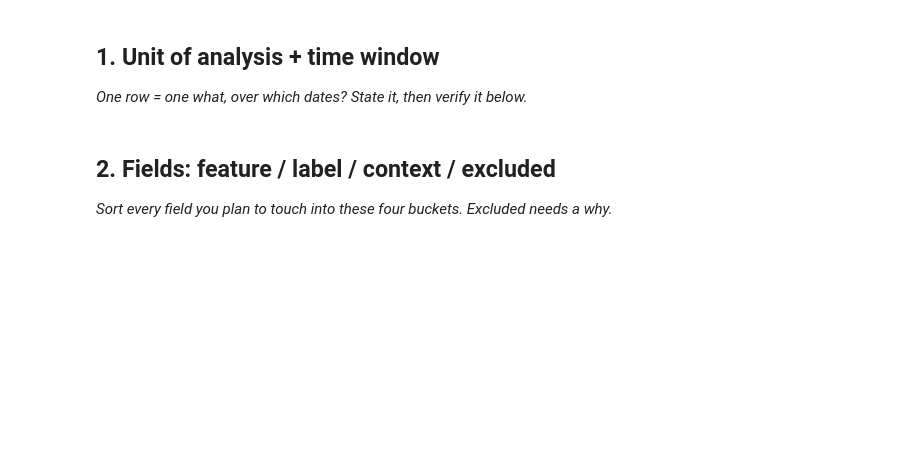
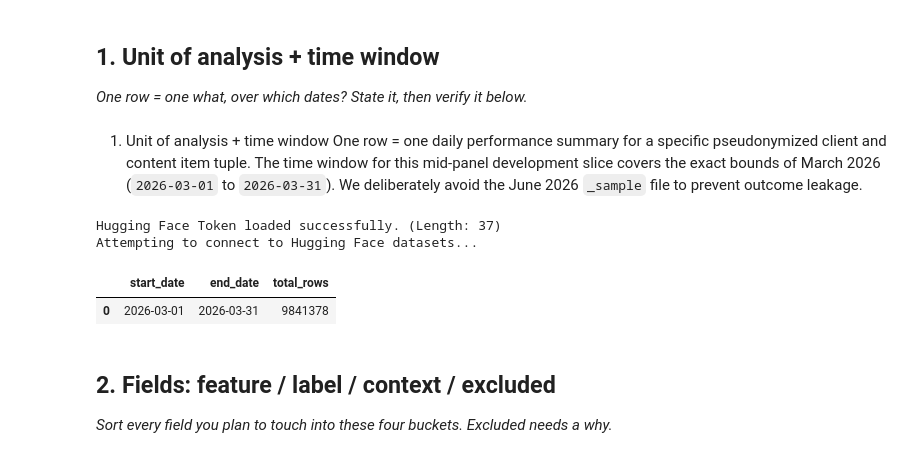
Before and after one commit to codeslayed/flyrank-ai, a Jupyter notebook: work/notebooks/w03_data_contract.ipynb, the cells around one changed output. Cells and saved outputs as stored; diff of their text form; code cells hidden in the pictures; blank space fills up the shorter version.

```diff
--- a/work/notebooks/w03_data_contract.ipynb
+++ b/work/notebooks/w03_data_contract.ipynb
@@ -16,3 +15,53 @@ This skeleton is yours to fill. Work the sections **in order** — each one has
+# %% [markdown]
+1. Unit of analysis + time window
+One row = one daily performance summary for a specific pseudonymized client and content item tuple.
+The time window for this mid-panel development slice covers the exact bounds of March 2026 (`2026-03-01` to `2026-03-31`). We deliberately avoid the June 2026 `_sample` file to prevent outcome leakage.
+# %%
+# Verify if the Hugging Face token is loaded
+if hf_token:
+    print(f"Hugging Face Token loaded successfully. (Length: {len(hf_token)})")
+    print("Attempting to connect to Hugging Face datasets...")
+else:
+    print("Hugging Face Token (hf_token) is NOT loaded. Please check your Colab secrets or environment variables.")
+# %% [output]
+Hugging Face Token loaded successfully. (Length: 37)
+Attempting to connect to Hugging Face datasets...
+# %%
+import os
+import duckdb
+import numpy as np
+import pandas as pd
+from sklearn.linear_model import LogisticRegression
+from sklearn.metrics import roc_auc_score
+from sklearn.model_selection import train_test_split
+
+# Retrieve Hugging Face token securely (ensure you have accepted the data terms online first)
+# Do not hardcode your token.
+try:
+    from google.colab import userdata
+    hf_token = userdata.get('HF_TOKEN')
+except Exception:
+    hf_token = os.getenv('HF_TOKEN')
+
+# Initialize DuckDB and load the mid-panel month (March 2026) directly from Hugging Face
+con = duckdb.connect()
+con.execute(f"CREATE SECRET (TYPE huggingface, TOKEN '{hf_token}')")
+
+dataset_path = "hf://datasets/FlyRank/internship-warehouse/fact_content_daily_performance/month=2026-03/*.parquet"
+
+# Verify time window and total rows
+window_check = con.sql(f"""
+    SELECT
+        MIN(report_date) AS start_date,
+        MAX(report_date) AS end_date,
+        COUNT(*) AS total_rows
+    FROM read_parquet('{dataset_path}')
+""").df()
+
+display(window_check)
+# %% [output]
+|  | start_date | end_date | total_rows |
+| 0 | 2026-03-01 | 2026-03-31 | 9841378 |
 # %% [markdown]
 ## 2. Fields: feature / label / context / excluded
 
```
Also changed, not shown: parts of 12 cells of this notebook.
